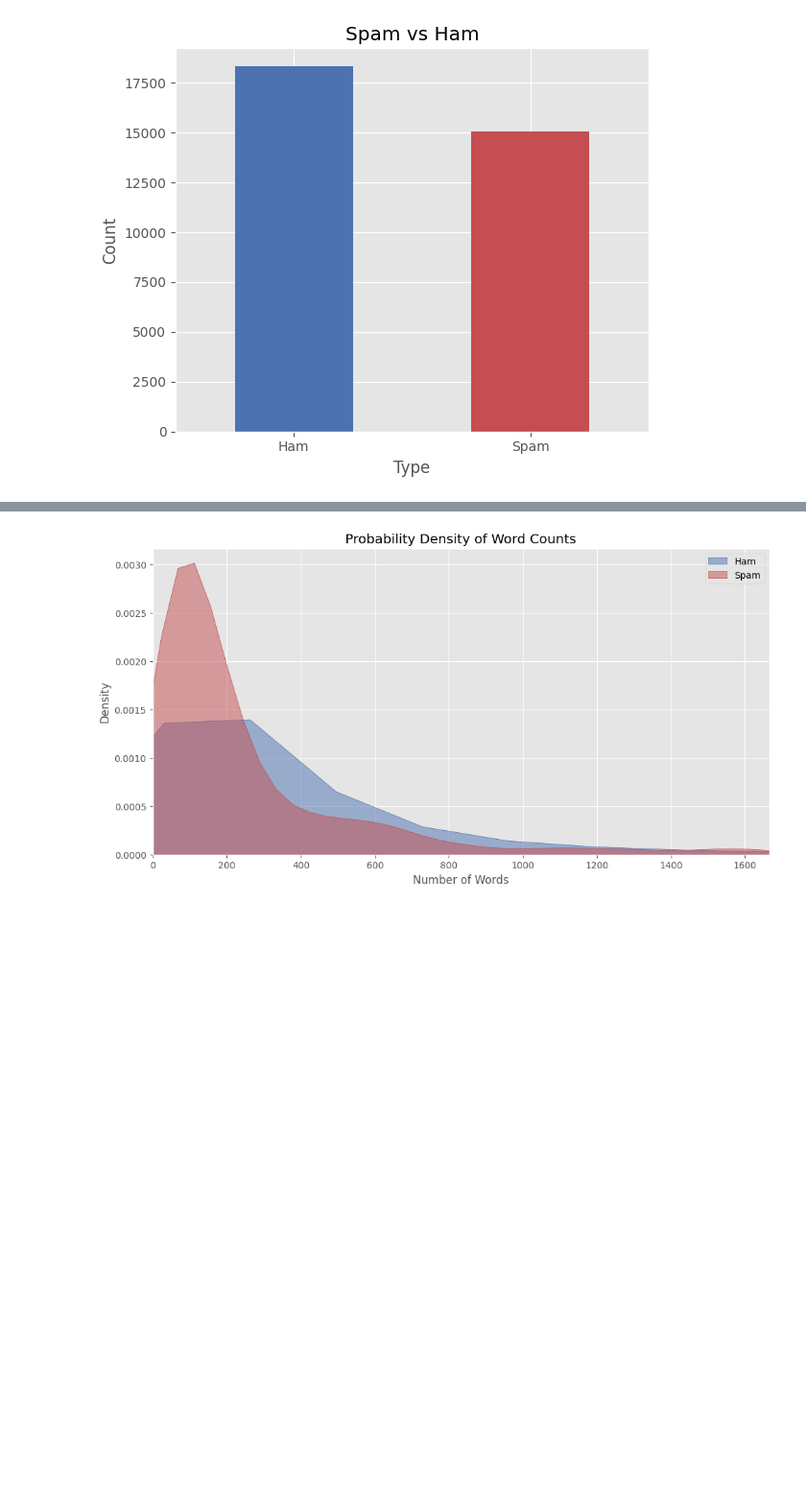
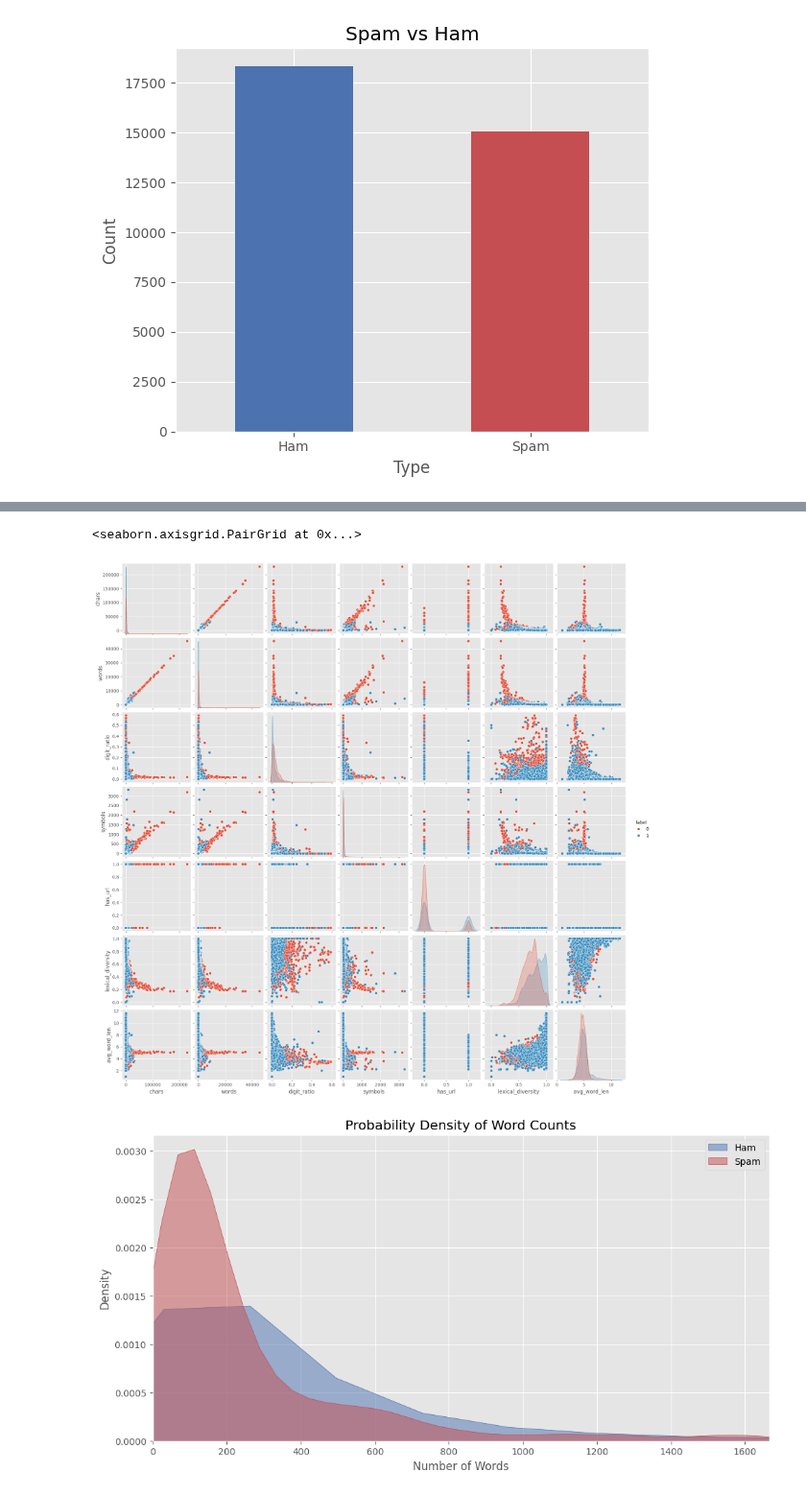
Before and after one commit to srynprjl/data-science-project, a Jupyter notebook: EDA & Preprocessing.ipynb, the cells around one changed output, grey strips where cells are left out. Shown at 96% size. Cells and saved outputs as stored; diff of their text form; code cells hidden in the pictures; blank space fills up the shorter version.

```diff
--- a/EDA & Preprocessing.ipynb
+++ b/EDA & Preprocessing.ipynb
@@ -221,3 +241,8 @@ Text(0.5, 0, 'Character Count')
+# %%
+sns.pairplot(df, hue="label")
+# %% [output]
+<seaborn.axisgrid.PairGrid at 0x...>
+[figure, added]
 # %%
 plt.figure(figsize=(12, 6))
 sns.kdeplot(df[df['label'] == 0]['words'], fill=True, color='#4C72B0', label='Ham', alpha=0.5)
```
Also changed, not shown: parts of 5 cells of this notebook, 7 other files.
